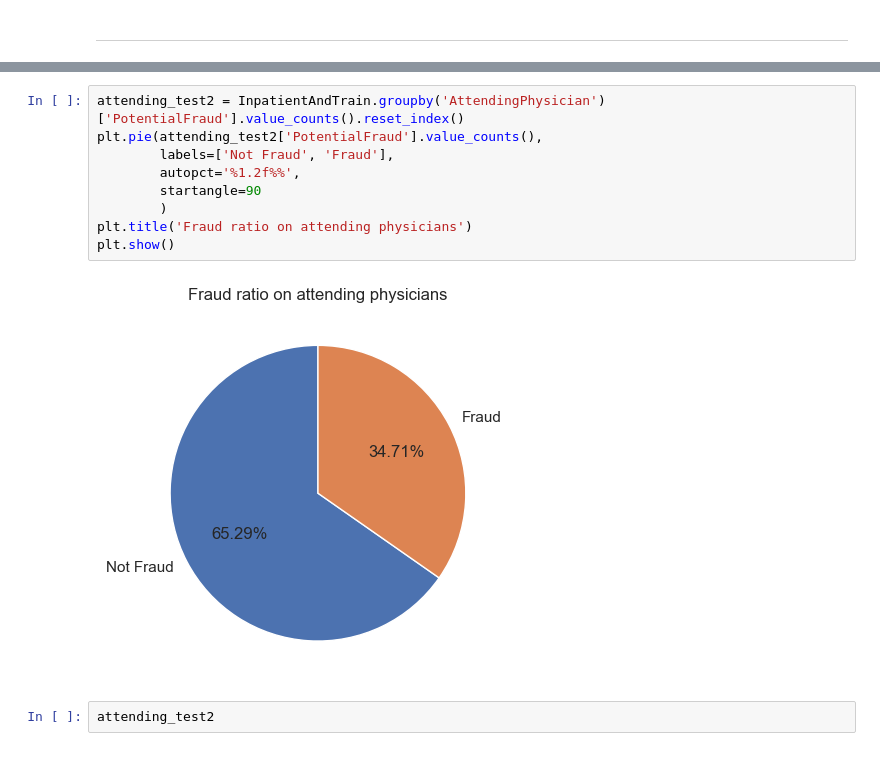
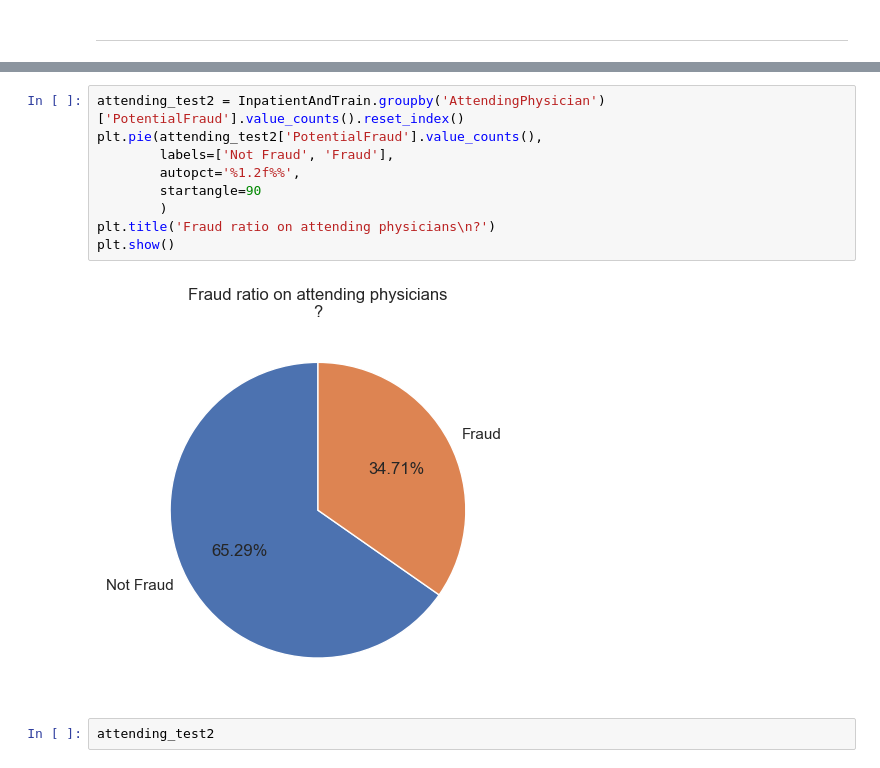
Before and after one commit to ChTomer/MyCapstone, a Jupyter notebook: HealthCareFraudProjectPitch/MergingFile.ipynb, the cells around one changed output, grey strips where cells are left out. Cells and saved outputs as stored; diff of their text form.

```diff
--- a/HealthCareFraudProjectPitch/MergingFile.ipynb
+++ b/HealthCareFraudProjectPitch/MergingFile.ipynb
@@ -393,14 +435,14 @@ InpatientAndTrain.groupby('Provider')['AttendingPhysician'].value_counts().reset
 # %%
 attending_test2 = InpatientAndTrain.groupby('AttendingPhysician')['PotentialFraud'].value_counts().reset_index()
 plt.pie(attending_test2['PotentialFraud'].value_counts(),
         labels=['Not Fraud', 'Fraud'],
         autopct='%1.2f%%',
         startangle=90
         )
-plt.title('Fraud ratio on attending physicians')
+plt.title('Fraud ratio on attending physicians\n?')
 plt.show()
 # %% [output]
-[figure, old version]
+[figure, new version]
 # %%
 attending_test2
 # %% [output]
```
Also changed, not shown: parts of 29 cells of this notebook.
